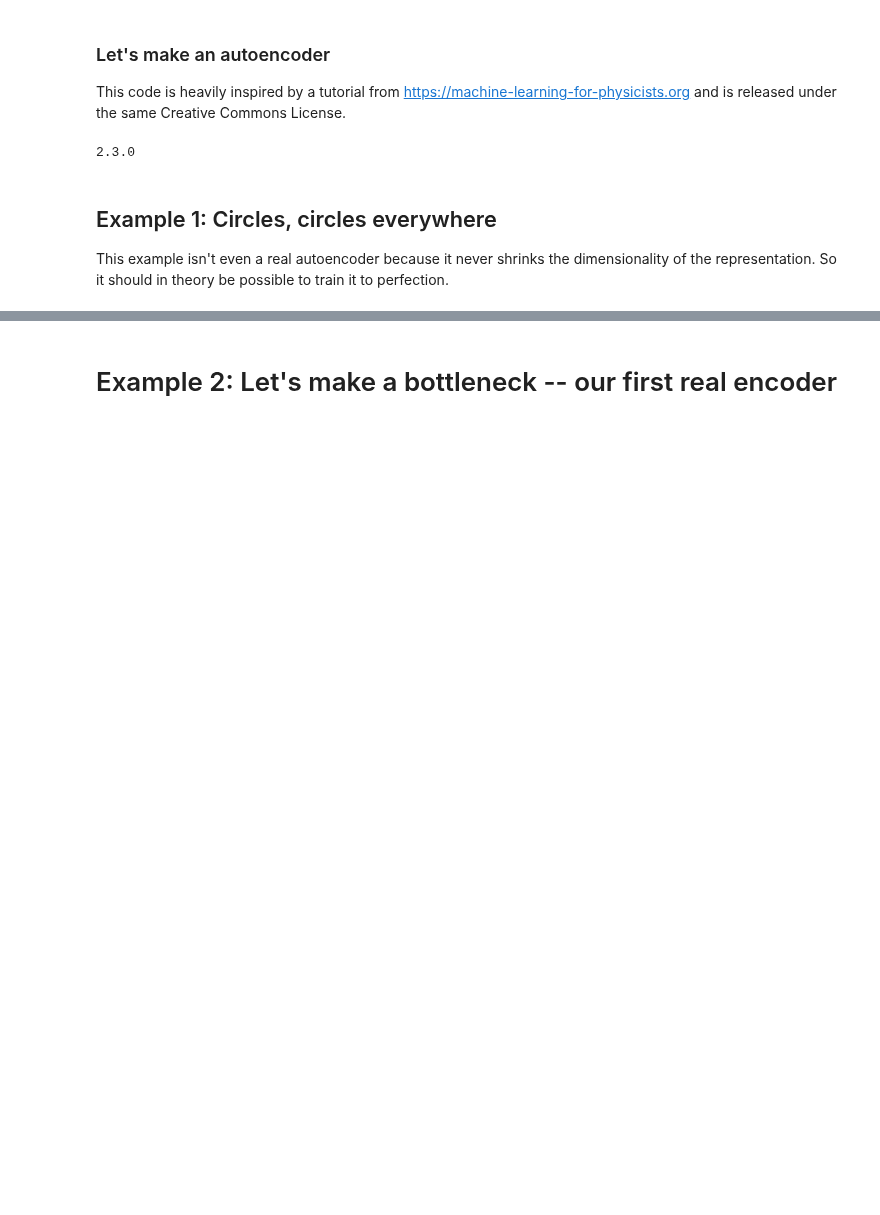
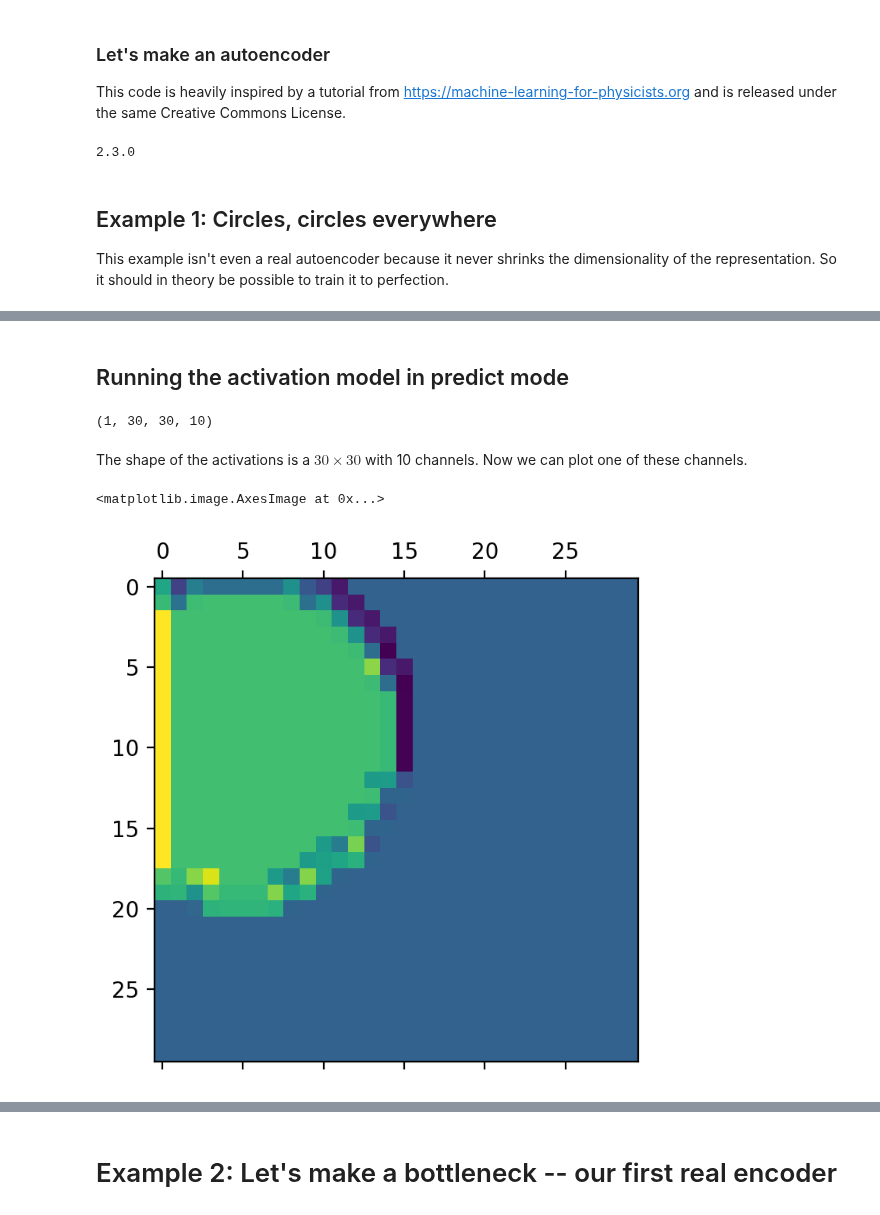
Before and after one commit to nichol77/mlForPhysicists, a Jupyter notebook: Week4/Week4_Autoencoder.ipynb, the cells around one changed output, grey strips where cells are left out. Drawn from its saved outputs; the diff is of its cells as text; code cells hidden in the pictures; blank space fills up the shorter version.

```diff
--- a/Week4/Week4_Autoencoder.ipynb
+++ b/Week4/Week4_Autoencoder.ipynb
@@ -198,0 +202,4 @@ plot_test_image(model,my_generator,50)
+# %%
+model.summary()
+layer_outputs = [layer.output for layer in model.layers[:1]] # Extracts the outputs of the hidden layer
+activation_model = keras.models.Model(inputs=model.input, outputs=layer_outputs) # Creates a model that will return these outputs, given the model input
@@ -198,0 +219,17 @@ plot_test_image(model,my_generator,50)
+# %% [markdown]
+## Running the activation model in predict mode
+# %%
+#Get random test image
+y_test=get_test_image(my_generator,30)
+#Now use our activation_model on our test image
+activations = activation_model.predict(y_test)
+print(activations.shape)
+# %% [output]
+(1, 30, 30, 10)
+# %% [markdown]
+The shape of the activations is a $30 \times 30$ with 10 channels. Now we can plot one of these channels.
+# %%
+plt.matshow(activations[0, :, :, 4], cmap='viridis')
+# %% [output]
+<matplotlib.image.AxesImage at 0x...>
+[figure, added]
```
Also changed, not shown: parts of 14 cells of this notebook, 2 other files.
